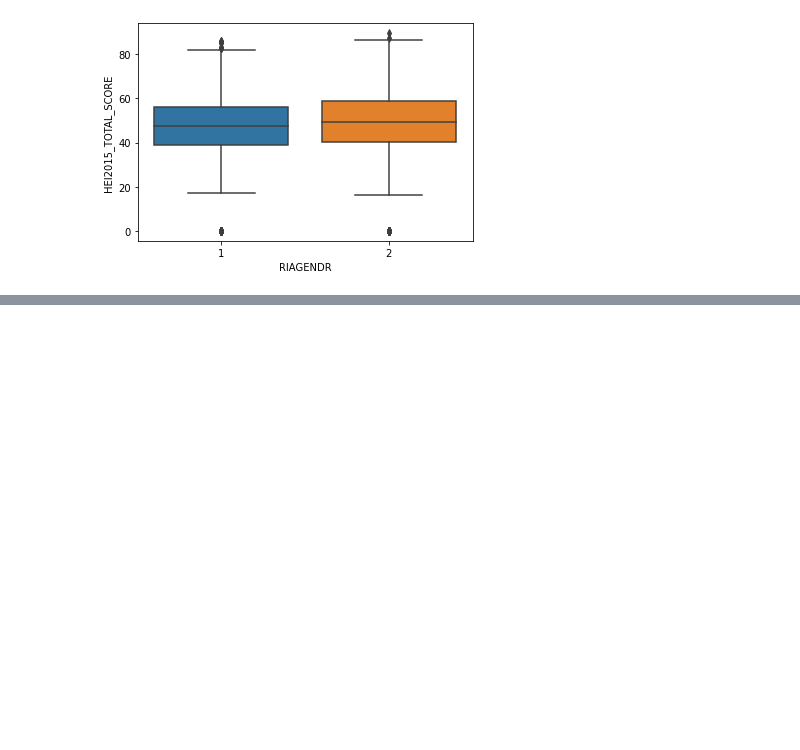
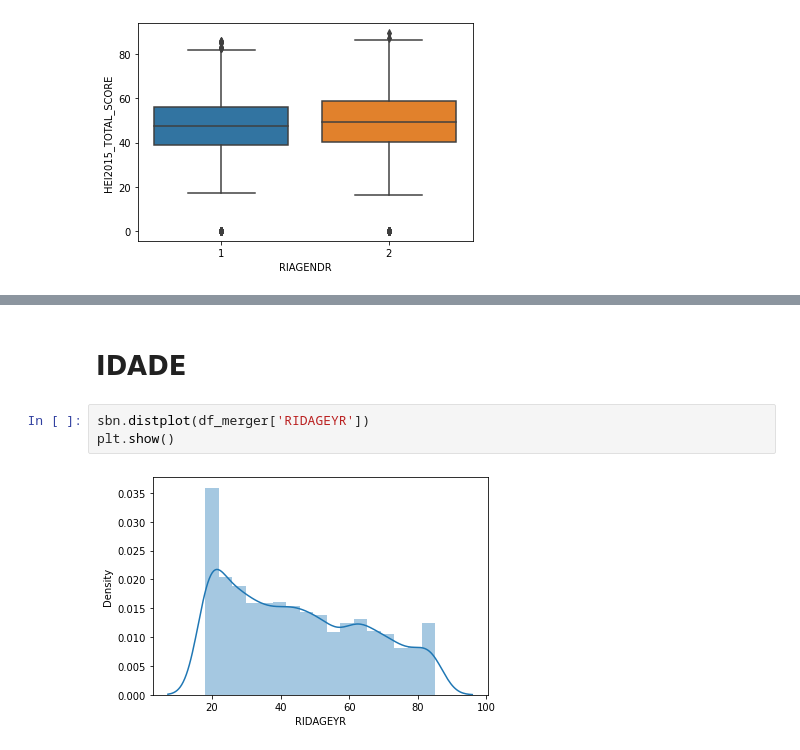
Before and after one commit to alcrepaldi/tera_inferencia, a Jupyter notebook: inferencia.ipynb, the cells around one changed output, grey strips where cells are left out. Drawn from its saved outputs; the diff is of its cells as text; blank space fills up the shorter version.

```diff
--- a/inferencia.ipynb
+++ b/inferencia.ipynb
@@ -200,0 +162,7 @@ plt.show()
+# %% [markdown]
+# **IDADE**
+# %%
+sbn.distplot(df_merger['RIDAGEYR'])
+plt.show()
+# %% [output]
+[figure, added]
```
Also changed, not shown: parts of 6 cells of this notebook.
